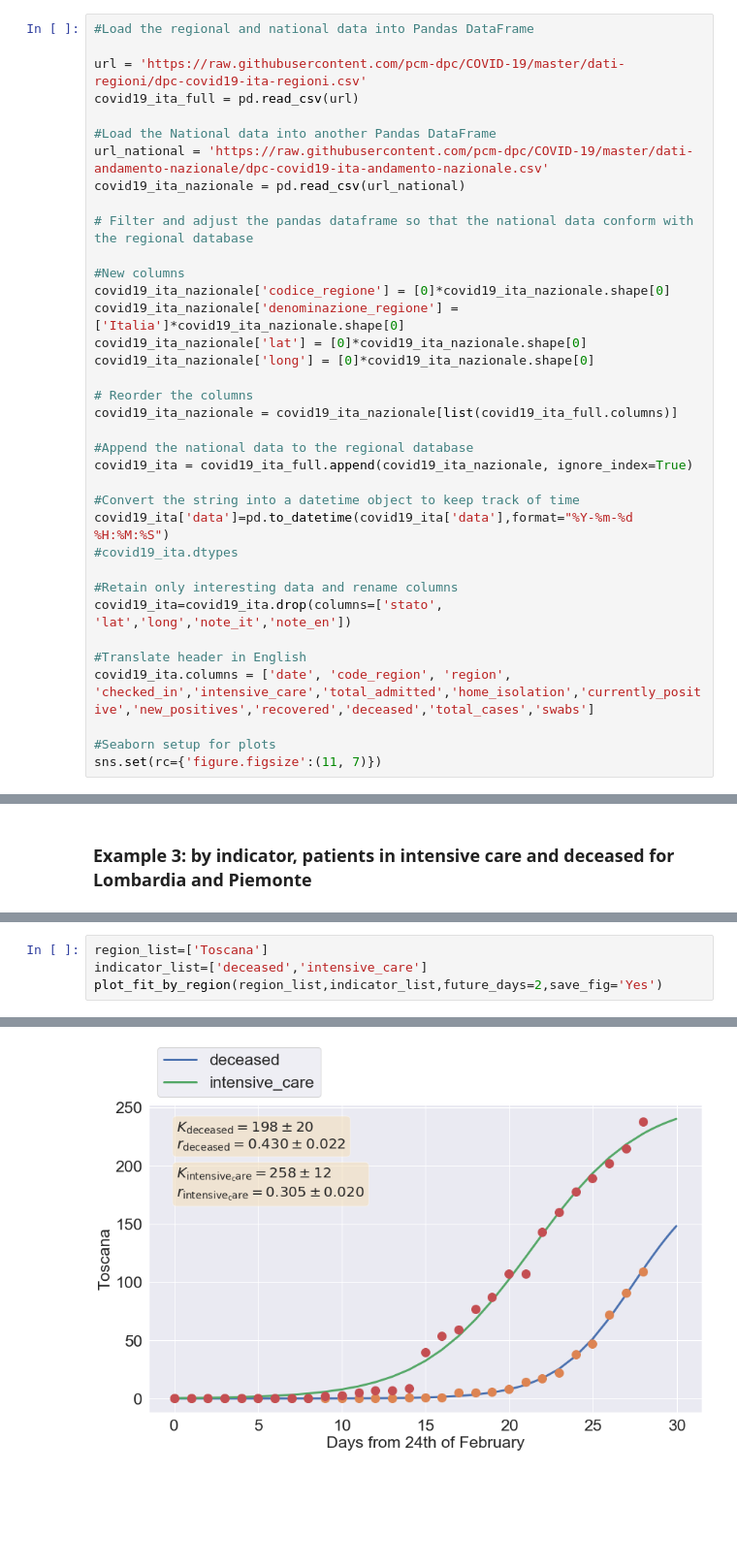
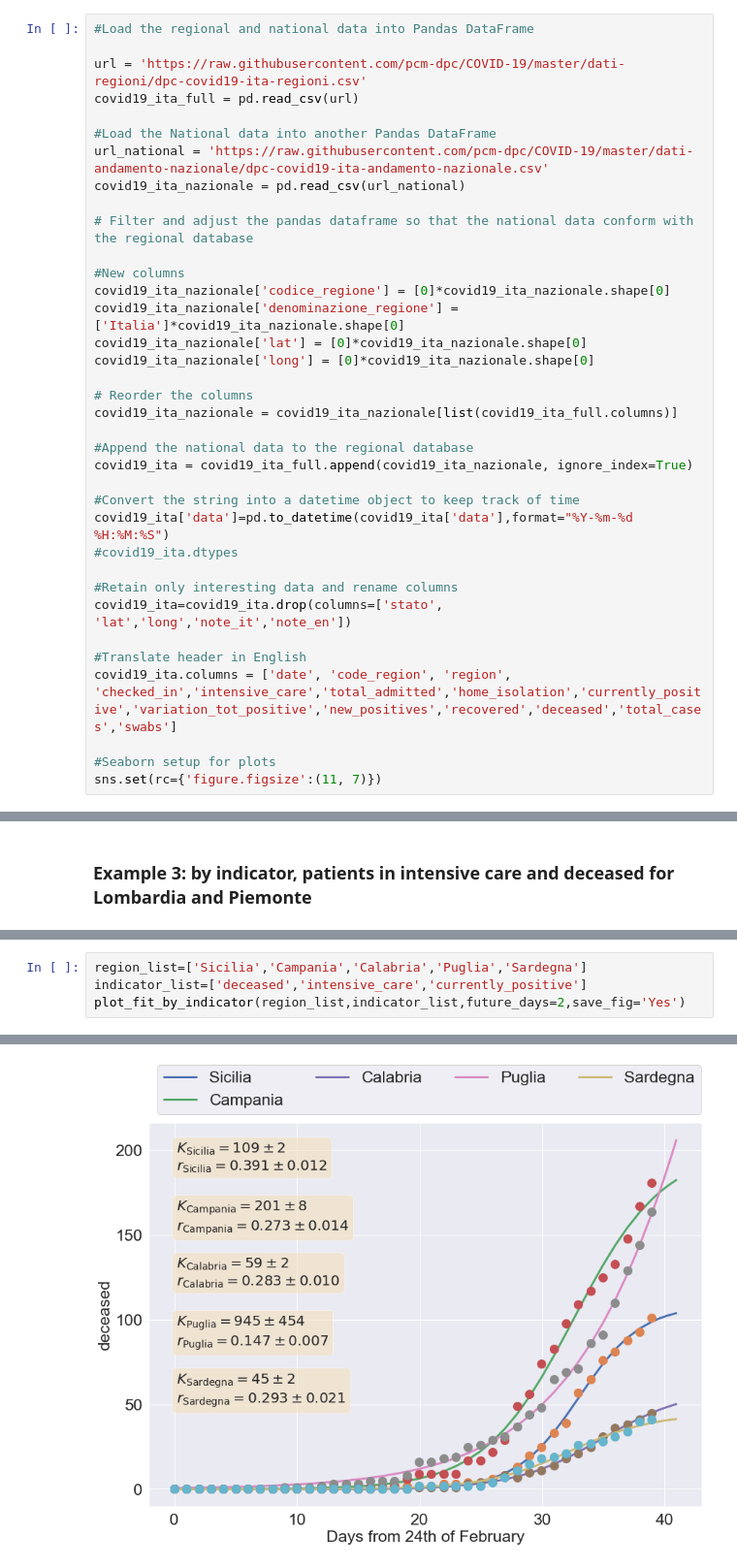
Before and after one commit to fabioanza/COVID19_Italy, a Jupyter notebook: COVID19_Italy_Plots.ipynb, the cells around one changed output, grey strips where cells are left out. Shown at 97% size. Cells and saved outputs as stored; diff of their text form; blank space fills up the shorter version.

Commit message:
Upload new files to replace the old ones
There was a bug due to the fact that, in the CSV of the data they added one more column. It's fixed now

```diff
--- a/COVID19_Italy_Plots.ipynb
+++ b/COVID19_Italy_Plots.ipynb
@@ -38,7 +38,7 @@ covid19_ita['data']=pd.to_datetime(covid19_ita['data'],format="%Y-%m-%d %H:%M:%S
 covid19_ita=covid19_ita.drop(columns=['stato', 'lat','long','note_it','note_en'])
 
 #Translate header in English
-covid19_ita.columns = ['date', 'code_region', 'region', 'checked_in','intensive_care','total_admitted','home_isolation','currently_positive','new_positives','recovered','deceased','total_cases','swabs']
+covid19_ita.columns = ['date', 'code_region', 'region', 'checked_in','intensive_care','total_admitted','home_isolation','currently_positive','variation_tot_positive','new_positives','recovered','deceased','total_cases','swabs']
 
 #Seaborn setup for plots
 sns.set(rc={'figure.figsize':(11, 7)})
@@ -264,5 +278,5 @@ plot_fit_by_region(region_list,indicator_list,future_days=2,save_fig='Yes')
 # %%
-region_list=['Toscana']
-indicator_list=['deceased','intensive_care']
-plot_fit_by_region(region_list,indicator_list,future_days=2,save_fig='Yes')
+region_list=['Sicilia','Campania','Calabria','Puglia','Sardegna']
+indicator_list=['deceased','intensive_care','currently_positive']
+plot_fit_by_indicator(region_list,indicator_list,future_days=2,save_fig='Yes')
 # %% [output]
@@ -277 +300 @@ plot_fit_by_region(region_list,indicator_list,future_days=2,save_fig='Yes')
-[figure, old version]
+[figure, new version]
```
Also changed, not shown: parts of 5 cells of this notebook, 1 other file.
